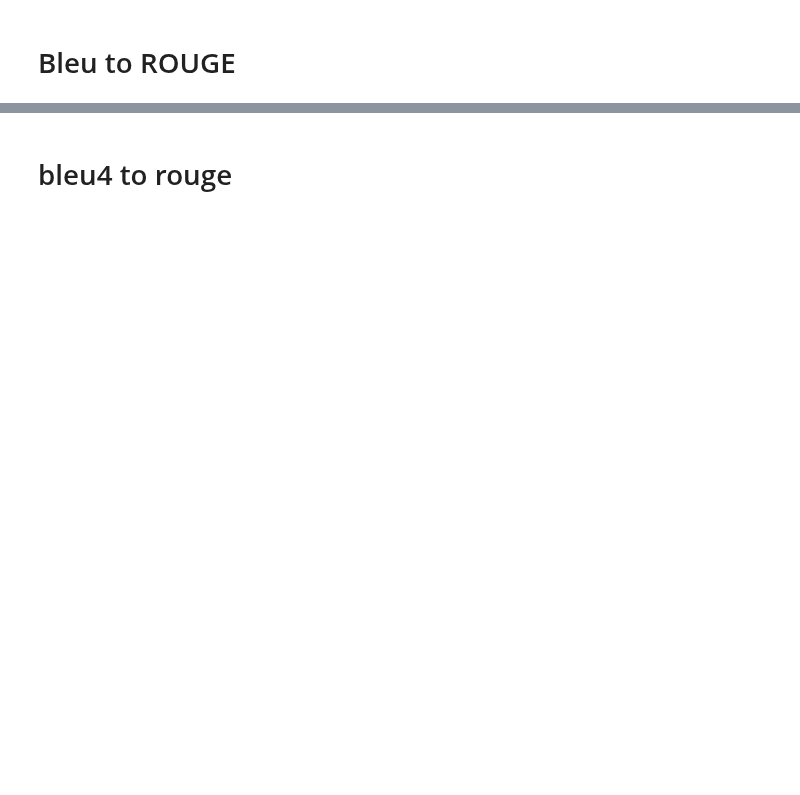
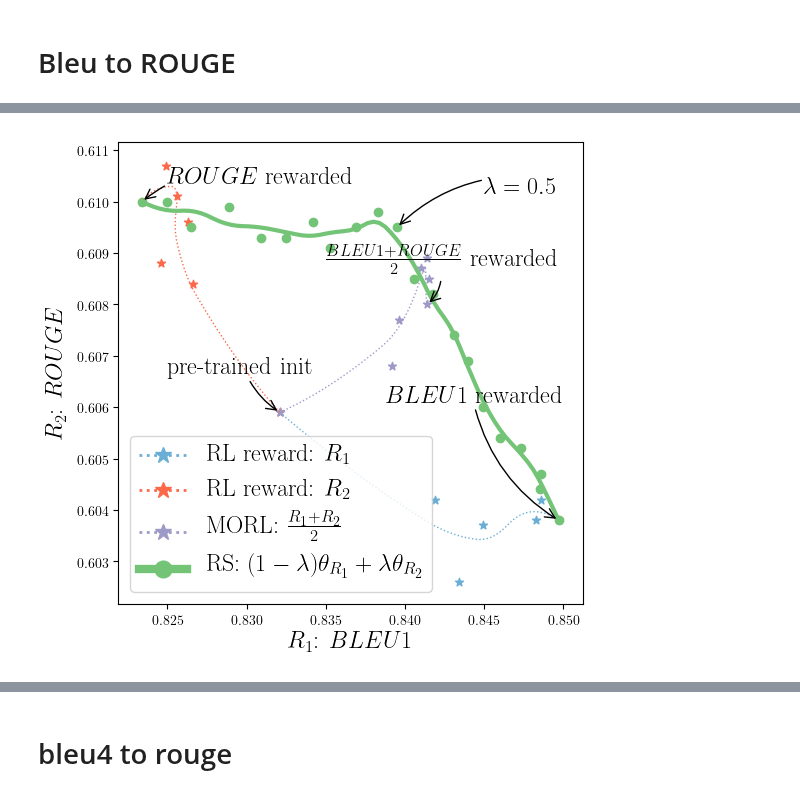
Before and after one commit to alexrame/domainbedv2, a Jupyter notebook: notebooks/rl/captioning/wa_rl_captioning.ipynb, the cells around one changed output, grey strips where cells are left out. Cells and saved outputs as stored; diff of their text form; code cells hidden in the pictures; blank space fills up the shorter version.

```diff
--- a/notebooks/rl/captioning/wa_rl_captioning.ipynb
+++ b/notebooks/rl/captioning/wa_rl_captioning.ipynb
@@ -524,27 +526,29 @@ plot.save_fig(
 # %%
 fig_dr = plot_captioning(
     [
         fts_bleu.l_step, fts_bleu.l_wa, fts_rouge.l_step, fts_rouge.l_wa_step5,
         fts_bleurouge.l_step, fts_bleurouge.l_wa_epoch5
     ],
     dict_labels={
         0: r"RL reward: $R_1$",
         2: r"RL reward: $R_2$",
         4: r"MORL: $\frac{R_1+R_2}{2}$",
         5: r"RS: $(1-\lambda) \theta_{R_1} + \lambda \theta_{R_2}$"
     },
     dict_annotation_to_loc={
         "01": (0.835, 0.6085),
         "1": (0.825, 0.6107),
         "pt": (0.825, 0.607),
         "0": (0.85, 0.606),
         "lambda": (0.845, 0.6105)
     },
     loc="lower left",
     key_x="Bleu_1",
     key_y="ROUGE_L",
 )
-plot.save_fig(fig=fig_dr, name="captioning/pareto_captioning_bleu1torouge.pdf", do_save=do_save)
+# plot.save_fig(fig=fig_dr, name="captioning/pareto_captioning_bleu1torouge.pdf", do_save=do_save)
+# %% [output]
+[figure, added]
 # %%
 cmap_redgreenblue = "bwr"
 # plot.matplotlib.colors.LinearSegmentedColormap.from_list(
```
Also changed, not shown: parts of 28 cells of this notebook, 9 other files.
